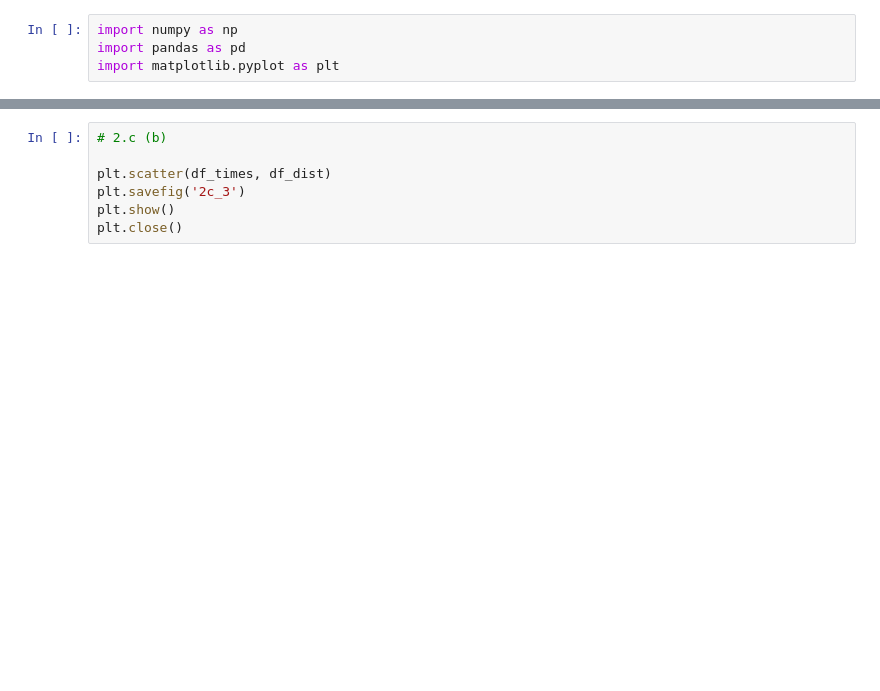
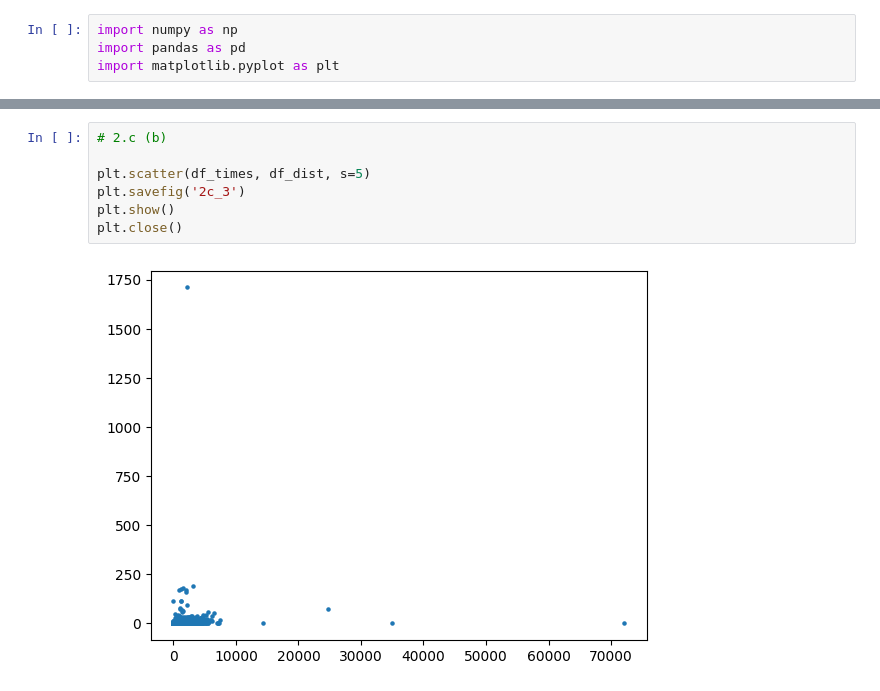
Before and after one commit to rennaMAhcuS/CS215Assignments, a Jupyter notebook: 5/Q2.ipynb, the cells around one changed output, grey strips where cells are left out. Drawn from its saved outputs; the diff is of its cells as text; blank space fills up the shorter version.

```diff
--- a/5/Q2.ipynb
+++ b/5/Q2.ipynb
@@ -83,10 +93,12 @@ plt.close()
 # %%
 # 2.c (b)
 
-plt.scatter(df_times, df_dist)
+plt.scatter(df_times, df_dist, s=5)
 plt.savefig('2c_3')
 plt.show()
 plt.close()
+# %% [output]
+[figure, added]
 # %%
 # 2.d
 
```
Also changed, not shown: parts of 6 cells of this notebook, 2 other files.
